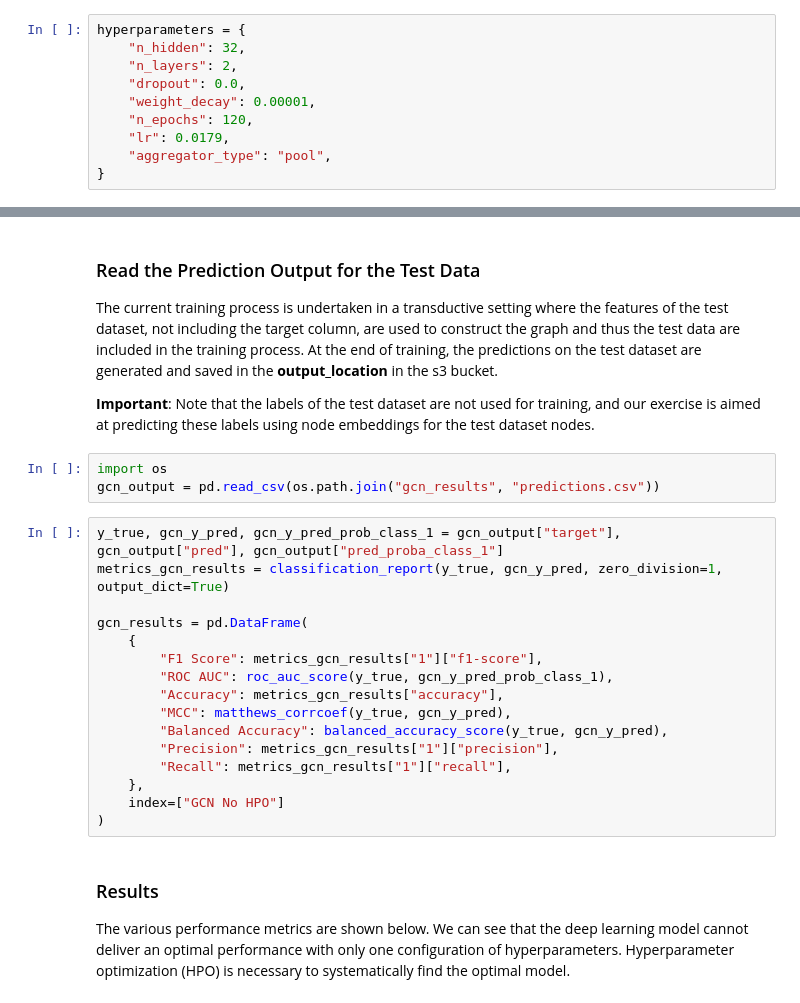
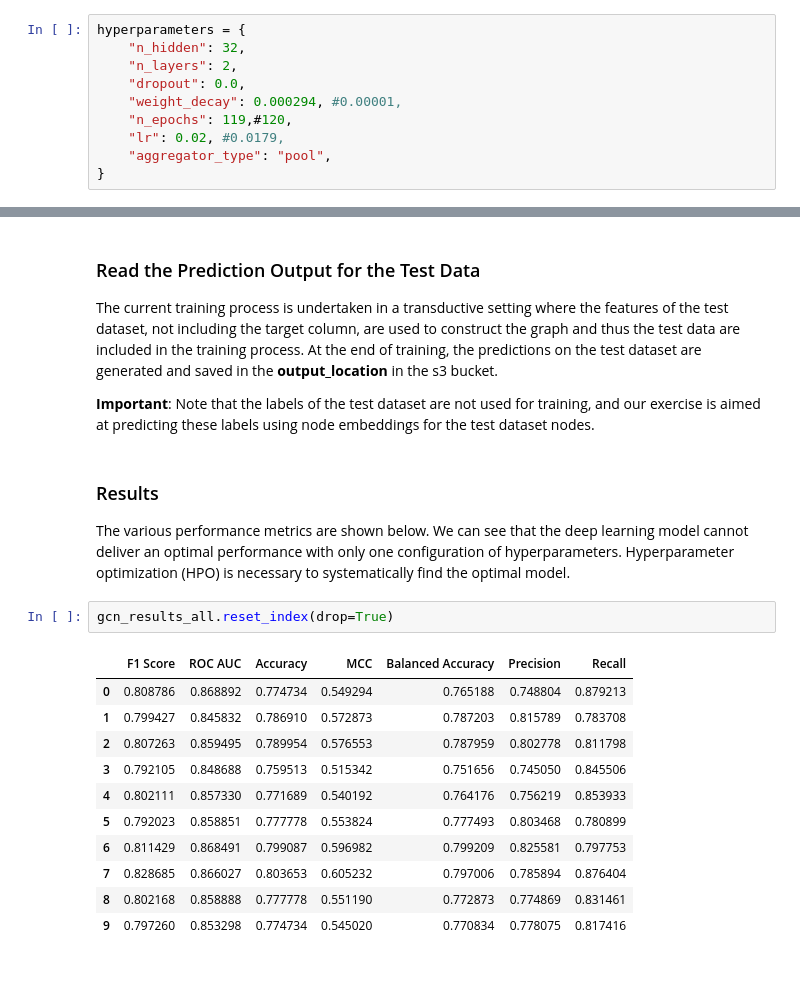
Before and after one commit to awslabs/sagemaker-graph-based-credit-scoring, a Jupyter notebook: notebook.ipynb, the cells around one changed output, grey strips where cells are left out. Cells and saved outputs as stored; diff of their text form; blank space fills up the shorter version.

```diff
--- a/notebook.ipynb
+++ b/notebook.ipynb
@@ -369,9 +533,9 @@ hyperparameters = {
     "n_hidden": 32,
     "n_layers": 2,
     "dropout": 0.0,
-    "weight_decay": 0.00001,
-    "n_epochs": 120,
-    "lr": 0.0179,
+    "weight_decay": 0.000294, #0.00001,
+    "n_epochs": 119,#120,
+    "lr": 0.02, #0.0179,
     "aggregator_type": "pool",
 }
 # %% [markdown]
@@ -408,27 +632,22 @@ entry_train(
 The current training process is undertaken in a transductive setting where the features of the test dataset, not including the target column, are used to construct the graph and thus the test data are included in the training process. At the end of training, the predictions on the test dataset are generated and saved in the **output_location** in the s3 bucket.
 
 **Important**: Note that the labels of the test dataset are not used for training, and our exercise is aimed at predicting these labels using node embeddings for the test dataset nodes.
-# %%
-import os
-gcn_output = pd.read_csv(os.path.join("gcn_results", "predictions.csv"))
-# %%
-y_true, gcn_y_pred, gcn_y_pred_prob_class_1 = gcn_output["target"], gcn_output["pred"], gcn_output["pred_proba_class_1"]
-metrics_gcn_results = classification_report(y_true, gcn_y_pred, zero_division=1, output_dict=True)
-
-gcn_results = pd.DataFrame(
-    {
-        "F1 Score": metrics_gcn_results["1"]["f1-score"],
-        "ROC AUC": roc_auc_score(y_true, gcn_y_pred_prob_class_1),
-        "Accuracy": metrics_gcn_results["accuracy"],
-        "MCC": matthews_corrcoef(y_true, gcn_y_pred),
-        "Balanced Accuracy": balanced_accuracy_score(y_true, gcn_y_pred),
-        "Precision": metrics_gcn_results["1"]["precision"],
-        "Recall": metrics_gcn_results["1"]["recall"],
-    },
-    index=["GCN No HPO"]
-)
 # %% [markdown]
 ### Results
 
 The various performance metrics are shown below. We can see that the deep learning model cannot deliver an optimal performance with only one configuration of hyperparameters. Hyperparameter optimization (HPO) is necessary to systematically find the optimal model.
+# %%
+gcn_results_all.reset_index(drop=True)
+# %% [output]
+|  | F1 Score | ROC AUC | Accuracy | MCC | Balanced Accuracy | Precision | Recall |
+| 0 | 0.808786 | 0.868892 | 0.774734 | 0.549294 | 0.765188 | 0.748804 | 0.879213 |
+| 1 | 0.799427 | 0.845832 | 0.786910 | 0.572873 | 0.787203 | 0.815789 | 0.783708 |
+| 2 | 0.807263 | 0.859495 | 0.789954 | 0.576553 | 0.787959 | 0.802778 | 0.811798 |
+| 3 | 0.792105 | 0.848688 | 0.759513 | 0.515342 | 0.751656 | 0.745050 | 0.845506 |
+| 4 | 0.802111 | 0.857330 | 0.771689 | 0.540192 | 0.764176 | 0.756219 | 0.853933 |
+| 5 | 0.792023 | 0.858851 | 0.777778 | 0.553824 | 0.777493 | 0.803468 | 0.780899 |
+| 6 | 0.811429 | 0.868491 | 0.799087 | 0.596982 | 0.799209 | 0.825581 | 0.797753 |
+| 7 | 0.828685 | 0.866027 | 0.803653 | 0.605232 | 0.797006 | 0.785894 | 0.876404 |
+| 8 | 0.802168 | 0.858888 | 0.777778 | 0.551190 | 0.772873 | 0.774869 | 0.831461 |
+| 9 | 0.797260 | 0.853298 | 0.774734 | 0.545020 | 0.770834 | 0.778075 | 0.817416 |
 # %%
```
Also changed, not shown: parts of 25 cells of this notebook, 6 other files.
